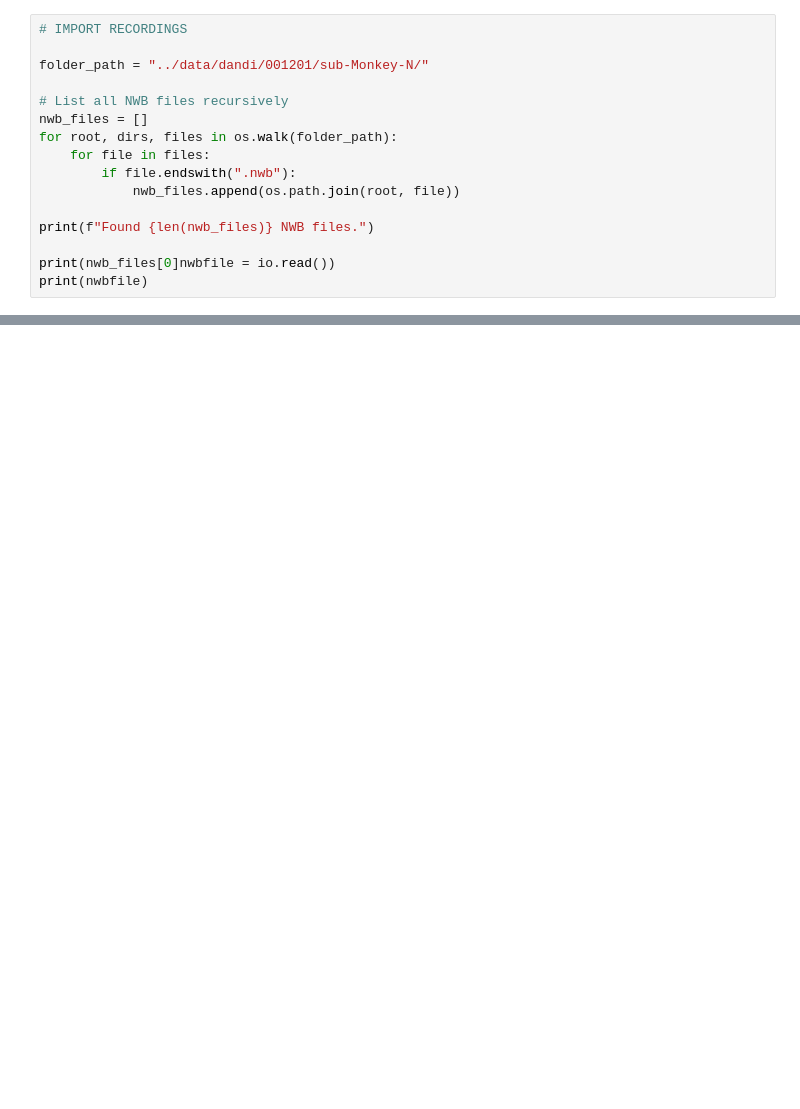
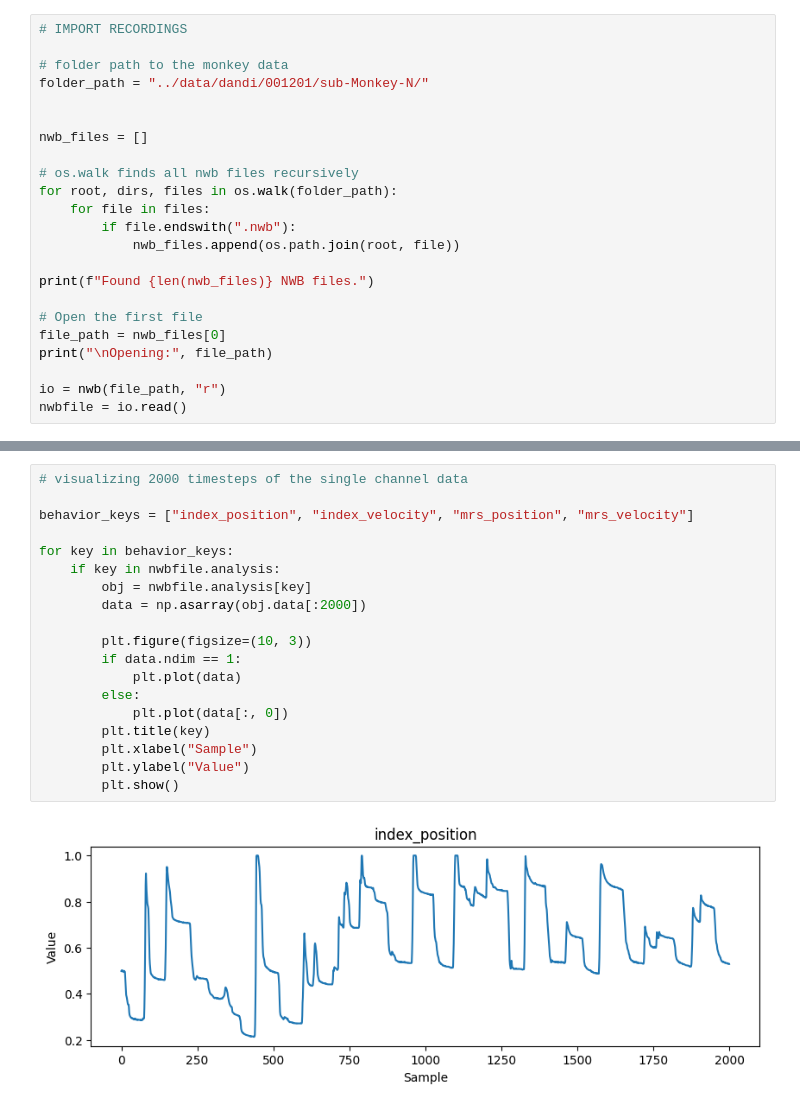
Before and after one commit to ncao27/LINK-analysis, a Jupyter notebook: notebooks/link_analysis.ipynb, the cells around one changed output, grey strips where cells are left out. Drawn from its saved outputs; the diff is of its cells as text; blank space fills up the shorter version.

```diff
--- a/notebooks/link_analysis.ipynb
+++ b/notebooks/link_analysis.ipynb
@@ -13,10 +17,13 @@ from nemos import _documentation_utils as doc_plots
 # %%
 # IMPORT RECORDINGS
 
+# folder path to the monkey data
 folder_path = "../data/dandi/001201/sub-Monkey-N/"
 
-# List all NWB files recursively
+
 nwb_files = []
+
+# os.walk finds all nwb files recursively
 for root, dirs, files in os.walk(folder_path):
     for file in files:
         if file.endswith(".nwb"):
@@ -24,7 +31,11 @@ for root, dirs, files in os.walk(folder_path):
 
 print(f"Found {len(nwb_files)} NWB files.")
 
-print(nwb_files[0]nwbfile = io.read())
-print(nwbfile)
+# Open the first file
+file_path = nwb_files[0]
+print("\nOpening:", file_path)
+
+io = nwb(file_path, "r")
+nwbfile = io.read()
 # %% [output]
 Found 312 NWB files.
@@ -31,0 +127,21 @@ Found 312 NWB files.
+# %%
+# visualizing 2000 timesteps of the single channel data
+
+behavior_keys = ["index_position", "index_velocity", "mrs_position", "mrs_velocity"]
+
+for key in behavior_keys:
+    if key in nwbfile.analysis:
+        obj = nwbfile.analysis[key]
+        data = np.asarray(obj.data[:2000])
+
+        plt.figure(figsize=(10, 3))
+        if data.ndim == 1:
+            plt.plot(data)
+        else:
+            plt.plot(data[:, 0])
+        plt.title(key)
+        plt.xlabel("Sample")
+        plt.ylabel("Value")
+        plt.show()
+# %% [output]
+[figure, added]
```
Also changed, not shown: parts of 10 cells of this notebook, 1 other file.
